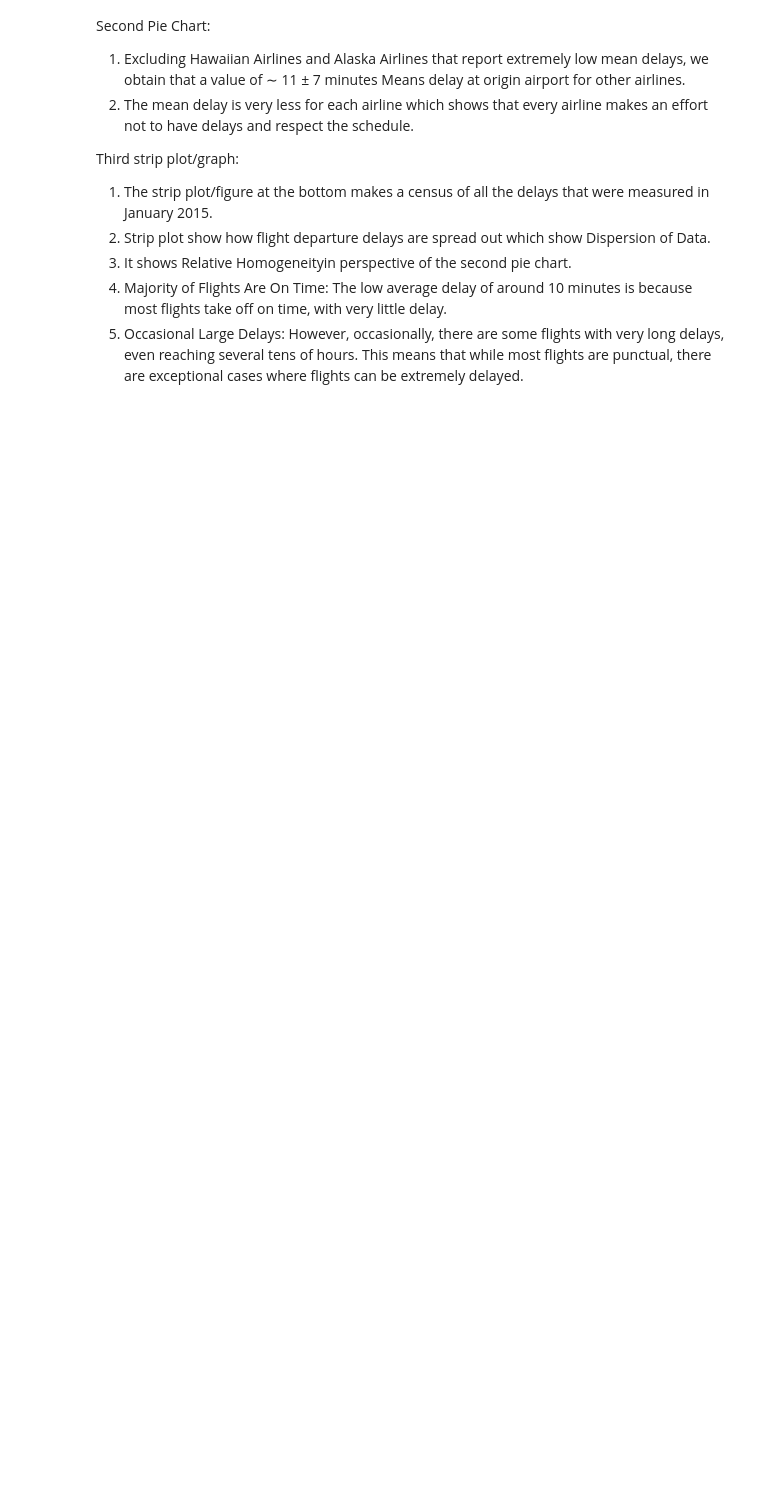
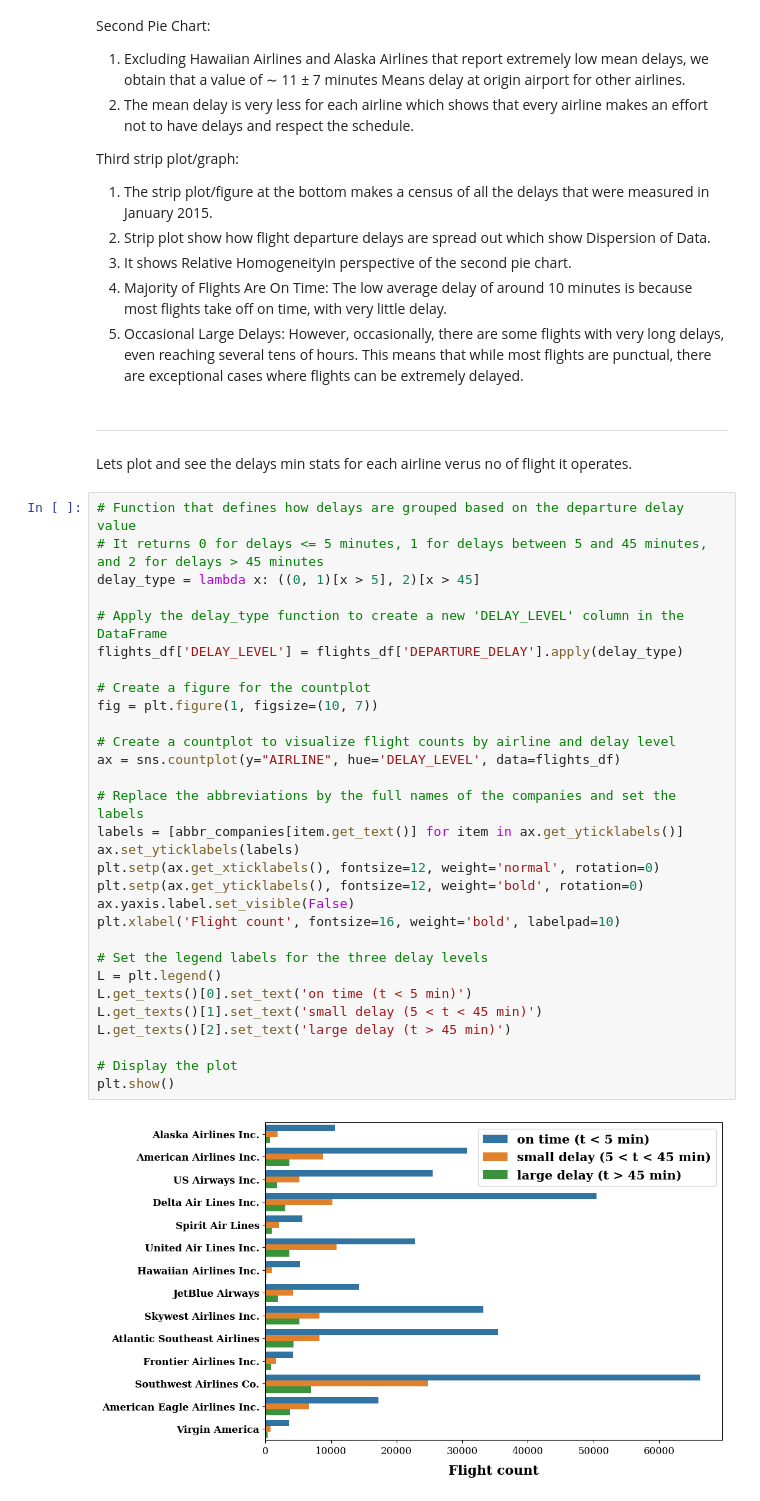
Before and after one commit to arvind-maurya/IIML_Group_Project, a Jupyter notebook: Predicting_Flight_Delay_Simple.ipynb, the cells around one changed output. Cells and saved outputs as stored; diff of their text form; blank space fills up the shorter version.

```diff
--- a/Predicting_Flight_Delay_Simple.ipynb
+++ b/Predicting_Flight_Delay_Simple.ipynb
@@ -386,3 +386,41 @@ Third strip plot/graph:
 3. It shows Relative Homogeneityin perspective of the second pie chart.
 4. Majority of Flights Are On Time: The low average delay of around 10 minutes is because most flights take off on time, with very little delay.
 5. Occasional Large Delays: However, occasionally, there are some flights with very long delays, even reaching several tens of hours. This means that while most flights are punctual, there are exceptional cases where flights can be extremely delayed.
+# %% [markdown]
+
+
+---
+# %% [markdown]
+Lets plot and see the delays min stats for each airline verus no of flight it operates.
+# %%
+# Function that defines how delays are grouped based on the departure delay value
+# It returns 0 for delays <= 5 minutes, 1 for delays between 5 and 45 minutes, and 2 for delays > 45 minutes
+delay_type = lambda x: ((0, 1)[x > 5], 2)[x > 45]
+
+# Apply the delay_type function to create a new 'DELAY_LEVEL' column in the DataFrame
+flights_df['DELAY_LEVEL'] = flights_df['DEPARTURE_DELAY'].apply(delay_type)
+
+# Create a figure for the countplot
+fig = plt.figure(1, figsize=(10, 7))
+
+# Create a countplot to visualize flight counts by airline and delay level
+ax = sns.countplot(y="AIRLINE", hue='DELAY_LEVEL', data=flights_df)
+
+# Replace the abbreviations by the full names of the companies and set the labels
+labels = [abbr_companies[item.get_text()] for item in ax.get_yticklabels()]
+ax.set_yticklabels(labels)
+plt.setp(ax.get_xticklabels(), fontsize=12, weight='normal', rotation=0)
+plt.setp(ax.get_yticklabels(), fontsize=12, weight='bold', rotation=0)
+ax.yaxis.label.set_visible(False)
+plt.xlabel('Flight count', fontsize=16, weight='bold', labelpad=10)
+
+# Set the legend labels for the three delay levels
+L = plt.legend()
+L.get_texts()[0].set_text('on time (t < 5 min)')
+L.get_texts()[1].set_text('small delay (5 < t < 45 min)')
+L.get_texts()[2].set_text('large delay (t > 45 min)')
+
+# Display the plot
+plt.show()
+# %% [output]
+[figure, added]
```
Also changed, not shown: parts of 4 cells of this notebook.
